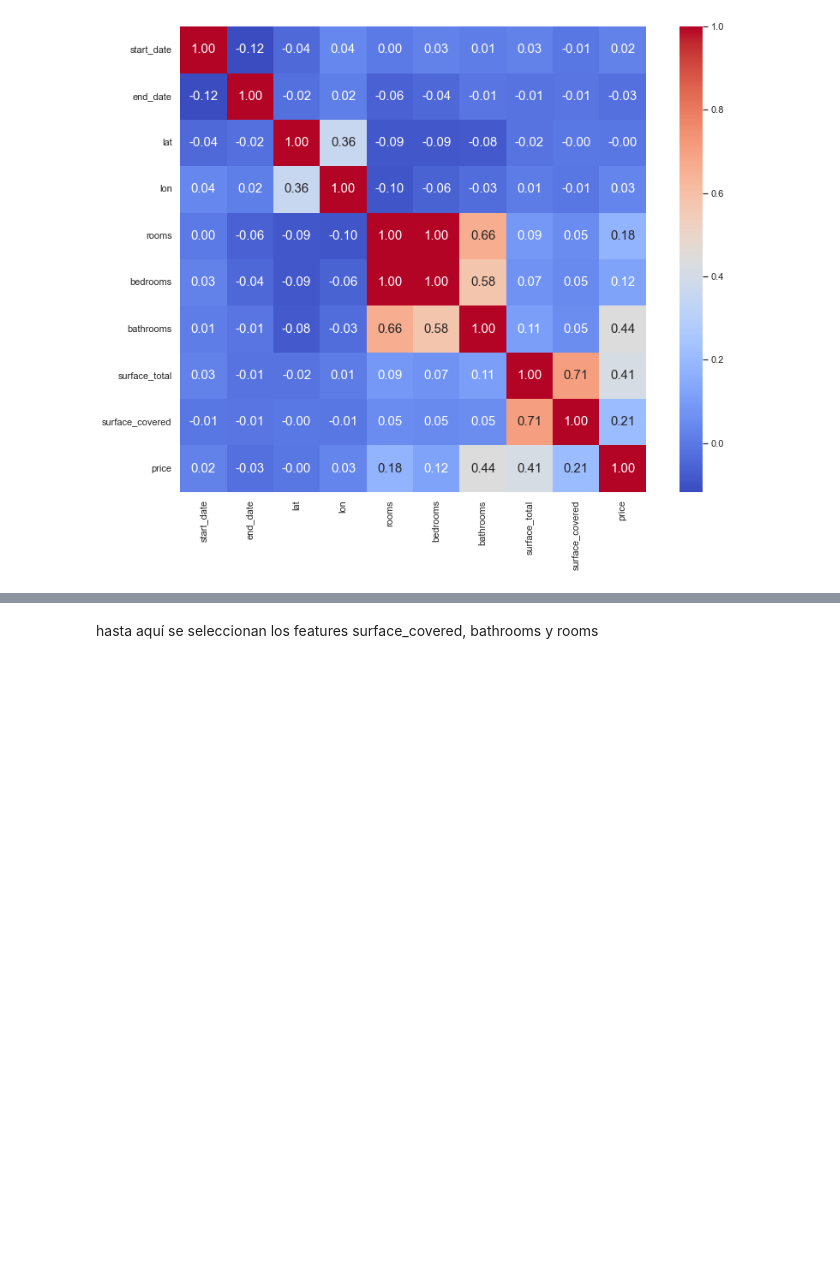
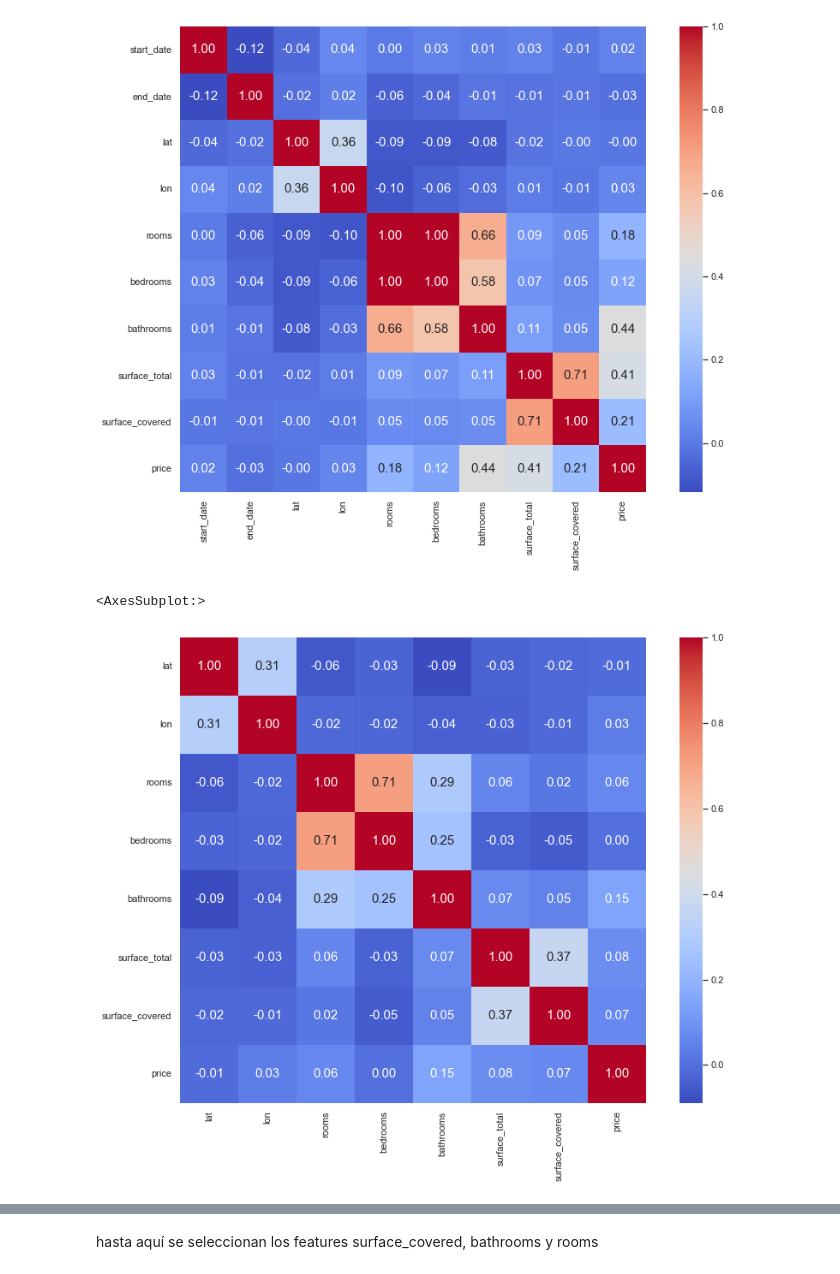
Before and after one commit to CesarG2022/DATATHON_ML, a Jupyter notebook: DATATHON_ML.ipynb, the cells around one changed output, grey strips where cells are left out. Cells and saved outputs as stored; diff of their text form; code cells hidden in the pictures; blank space fills up the shorter version.

```diff
--- a/DATATHON_ML.ipynb
+++ b/DATATHON_ML.ipynb
@@ -136,0 +199,5 @@ imputación de valores faltantes pendiente!!!!!!!!!
+# %%
+# corvierto a dataframe al arraycorregido resultado de la imputación
+rooms_filledcolumns=[['rooms', 'bedrooms', 'bathrooms', 'surface_total', 'surface_covered','ro_mis_ind','br_mis_ind','ba_mis_ind','st_mis_ind','sc_mis_ind']]
+rooms_filled = pd.DataFrame(rooms_filled_array, columns=rooms_filledcolumns)
+rooms_filled.head()
@@ -136,0 +211,9 @@ imputación de valores faltantes pendiente!!!!!!!!!
+# %%
+# reemplazo columnas con valores columnas llenas
+data_train_sf['rooms']=rooms_filled['rooms']
+data_train_sf['bedrooms']=rooms_filled['bedrooms']
+data_train_sf['bathrooms']=rooms_filled['bathrooms']
+data_train_sf['surface_total']=rooms_filled['surface_total']
+data_train_sf['surface_covered']=rooms_filled['surface_covered']
+
+data_train_sf = pd.concat([data_train_sf , rooms_filled[['ro_mis_ind', 'br_mis_ind', 'ba_mis_ind', 'st_mis_ind', 'sc_mis_ind']]], axis=1)
@@ -173,6 +294,16 @@ sns.heatmap(corr, square=True, annot=True, cmap='coolwarm', fmt='.2f', annot_kws
 # %% [output]
 <AxesSubplot:>
 [figure]
+# %%
+corr_sf_filled = data_train_sf[['lat', 'lon', 'rooms', 'bedrooms', 'bathrooms', 'surface_total',
+       'surface_covered', 'price']].corr(method='pearson')
+# %%
+plt.figure(figsize=(14,10))
+cols_heatmap=['lat', 'lon', 'rooms', 'bedrooms', 'bathrooms', 'surface_total', 'surface_covered', 'price']
+sns.heatmap(corr_sf_filled, square=True, annot=True, cmap='coolwarm', fmt='.2f', annot_kws={'size':15}, xticklabels=cols_heatmap, yticklabels=cols_heatmap)
+# %% [output]
+<AxesSubplot:>
+[figure, added]
 # %%
 sns.pairplot(data=data_train[['start_date', 'end_date', 'lat', 'lon', 'bedrooms', 'bathrooms', 'surface_total',
        'surface_covered','price' ,'target']], hue='target')
```
Also changed, not shown: parts of 87 cells of this notebook, 3 other files.
